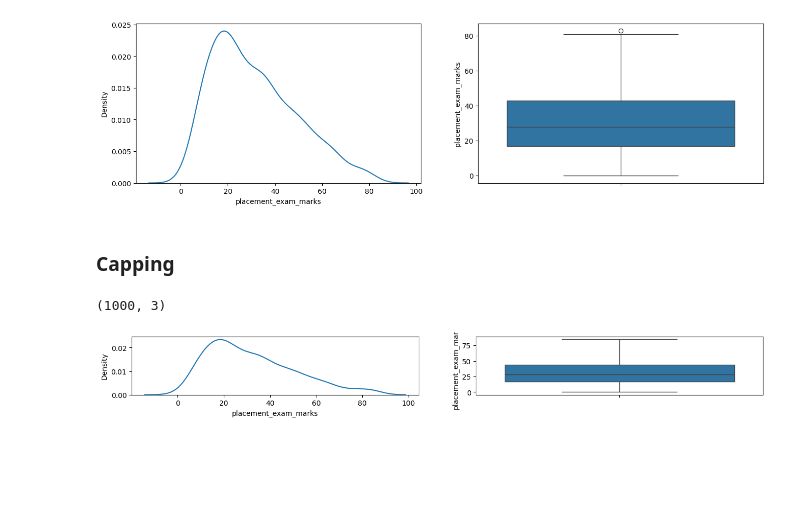
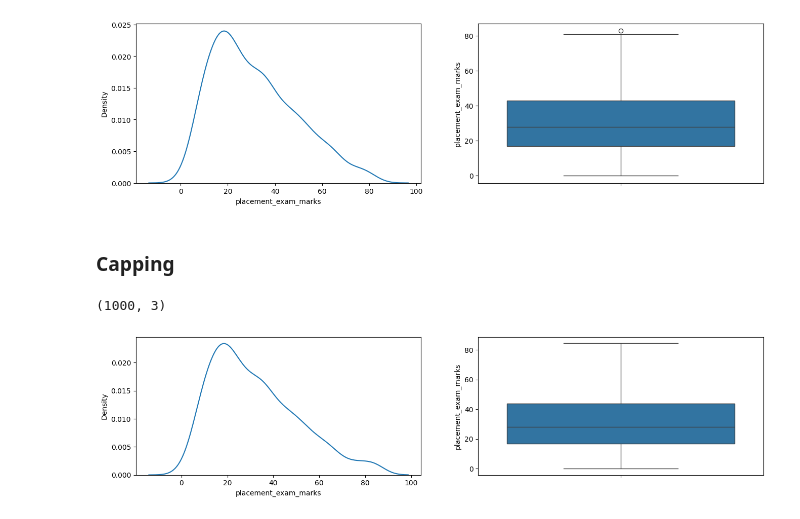
Before and after one commit to ali-liyakat/100_days_ML_Bootcamp, a Jupyter notebook: 18_Outliers/02_outliers_using_IQR.ipynb, the cells around one changed output. Cells and saved outputs as stored; diff of their text form; code cells hidden in the pictures; blank space fills up the shorter version.

```diff
--- a/18_Outliers/02_outliers_using_IQR.ipynb
+++ b/18_Outliers/02_outliers_using_IQR.ipynb
@@ -121,11 +121,11 @@ new_df_cap.shape
 # %% [output]
 (1000, 3)
 # %%
-plt.figure(figsize=(16,5))
+plt.figure(figsize=(16,12))
 plt.subplot(3,2,1)
 sns.kdeplot(new_df_cap['placement_exam_marks'])
 plt.subplot(3,2,2)
 sns.boxplot(new_df_cap['placement_exam_marks'])
 plt.show()
 # %% [output]
-[figure, old version]
+[figure, new version]
```
